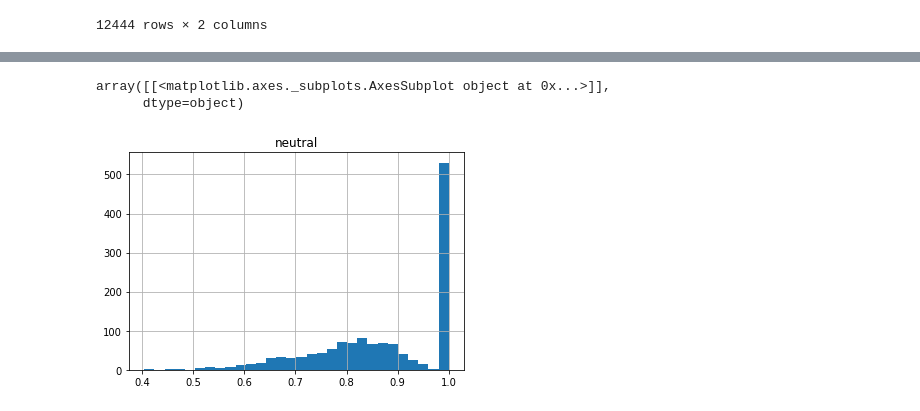
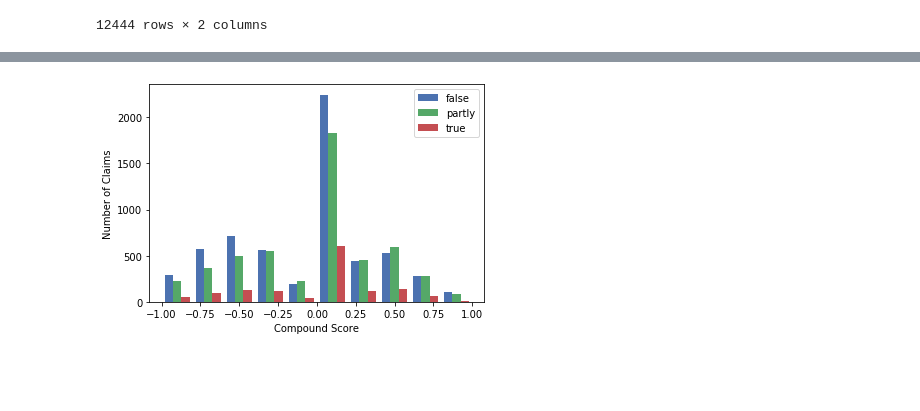
Before and after one commit to atol/fake-news-ai, a Jupyter notebook: notebooks/sentiment_analysis.ipynb, the cells around one changed output, grey strips where cells are left out. Cells and saved outputs as stored; diff of their text form; code cells hidden in the pictures; blank space fills up the shorter version.

```diff
--- a/notebooks/sentiment_analysis.ipynb
+++ b/notebooks/sentiment_analysis.ipynb
@@ -441,6 +136,6 @@ score['neg']
 # %%
-vader_claims = pd.DataFrame(df, columns=['claim', 'label'])
-vader_claims
+vd_claims = pd.DataFrame(df, columns=['claim', 'label'])
+vd_claims
 # %% [output]
 |  | claim | label |
 | 9389 | While arguing over President Reag... | 1 |
@@ -456,9 +151,9 @@ vader_claims
 | 6657 | Japan announced plans to dump 920... | 1 |
 12444 rows × 2 columns
 # %%
-for index, row in vader_claims.iterrows():
+for index, row in vd_claims.iterrows():
     claim = sid.polarity_scores(row['claim'])
-    vader_claims.at[index,'negative'] = claim['neg']
-    vader_claims.at[index,'neutral'] = claim['neu']
-    vader_claims.at[index,'positive'] = claim['pos']
-    vader_claims.at[index,'compound'] = claim['compound']
+    vd_claims.at[index,'negative'] = claim['neg']
+    vd_claims.at[index,'neutral'] = claim['neu']
+    vd_claims.at[index,'positive'] = claim['pos']
+    vd_claims.at[index,'compound'] = claim['compound']
@@ -481,4 +176,4 @@ vader_claims
 # %%
-vader_false = vader_claims.loc[vader_claims['label'] == 0]
-vader_partly = vader_claims.loc[vader_claims['label'] == 1]
-vader_true = vader_claims.loc[vader_claims['label'] == 2]
+vd_false = vd_claims.loc[vd_claims['label'] == 0]
+vd_partly = vd_claims.loc[vd_claims['label'] == 1]
+vd_true = vd_claims.loc[vd_claims['label'] == 2]
@@ -581,6 +180,12 @@ array([[<matplotlib.axes._subplots.AxesSubplot object at 0x...>]],
-# %%
-vader_true.hist(column='neutral', bins=30)
-# %% [output]
-array([[<matplotlib.axes._subplots.AxesSubplot object at 0x...>]],
-      dtype=object)
-[figure, removed]
+# %%
+vd_false_comp = vd_false['compound']
+vd_partly_comp = vd_partly['compound']
+vd_true_comp = vd_true['compound']
+# %%
+plt.hist([vd_false_comp, vd_partly_comp, vd_true_comp], label=['false', 'partly', 'true'])
+plt.legend(loc='upper right')
+plt.xlabel('Compound Score')
+plt.ylabel('Number of Claims')
+plt.show()
+# %% [output]
+[figure, added]
```
Also changed, not shown: parts of 58 cells of this notebook.
